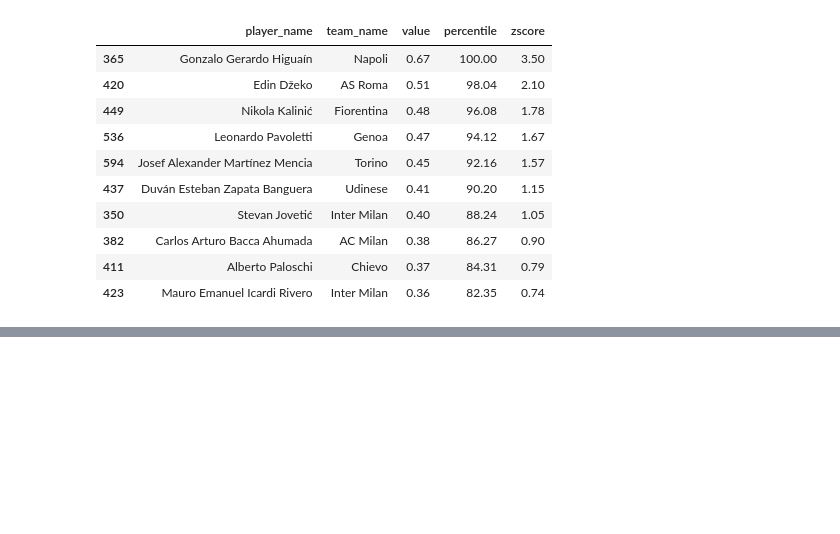
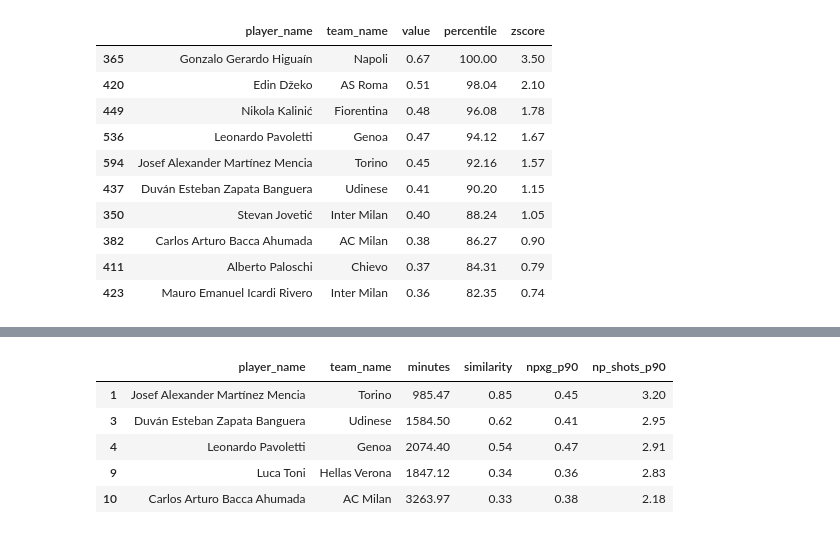
Before and after one commit to quanghung304/moneyball-fc, a Jupyter notebook: notebooks/moneyball_walkthrough.ipynb, the cells around one changed output, grey strips where cells are left out. Cells and saved outputs as stored; diff of their text form; code cells hidden in the pictures; blank space fills up the shorter version.

```diff
--- a/notebooks/moneyball_walkthrough.ipynb
+++ b/notebooks/moneyball_walkthrough.ipynb
@@ -267,0 +281,13 @@ profile is shooting a lot from decent positions, not exceptional shot quality.
+# %%
+# SHORTLIST (config.py) is chosen by hand from the SQ1-SQ3 tables above.
+is_shortlisted = similar_all["player_name"].isin(SHORTLIST)
+similar_all[is_shortlisted][
+    ["player_name", "team_name", "minutes", "similarity", "npxg_p90", "np_shots_p90"]
+]
+# %% [output]
+|  | player_name | team_name | minutes | similarity | npxg_p90 | np_shots_p90 |
+| 1 | Josef Alexander Martínez Mencia | Torino | 985.47 | 0.85 | 0.45 | 3.20 |
+| 3 | Duván Esteban Zapata Banguera | Udinese | 1584.50 | 0.62 | 0.41 | 2.95 |
+| 4 | Leonardo Pavoletti | Genoa | 2074.40 | 0.54 | 0.47 | 2.91 |
+| 9 | Luca Toni | Hellas Verona | 1847.12 | 0.34 | 0.36 | 2.83 |
+| 10 | Carlos Arturo Bacca Ahumada | AC Milan | 3263.97 | 0.33 | 0.38 | 2.18 |
```
Also changed, not shown: parts of 10 cells of this notebook, 3 other files.
